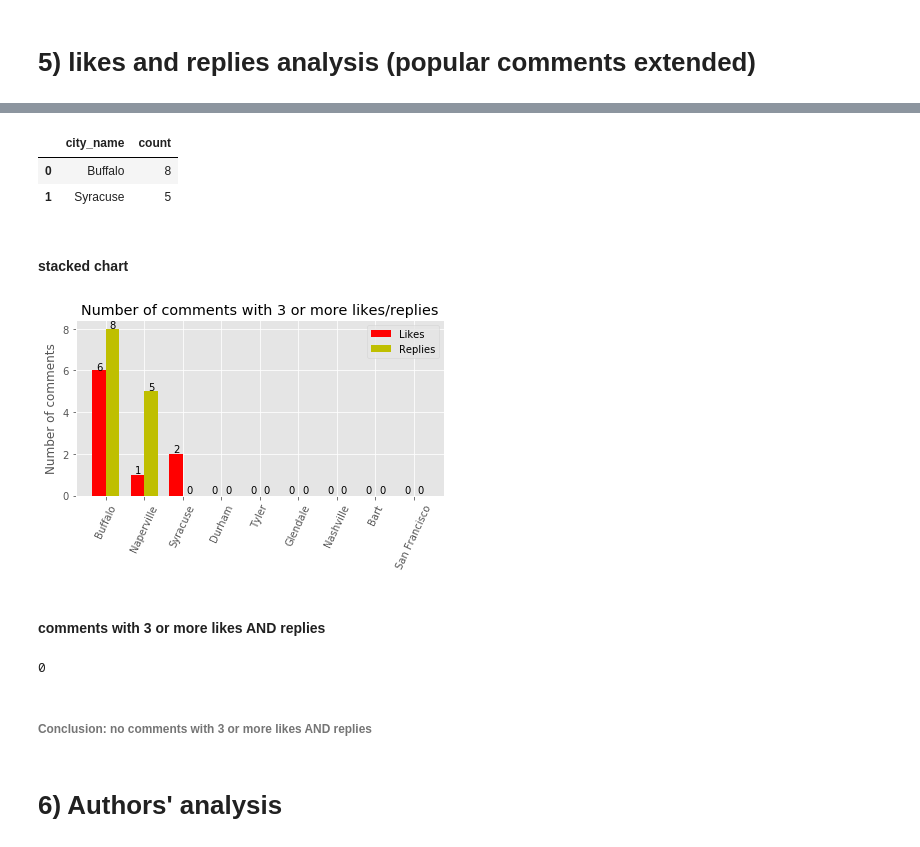
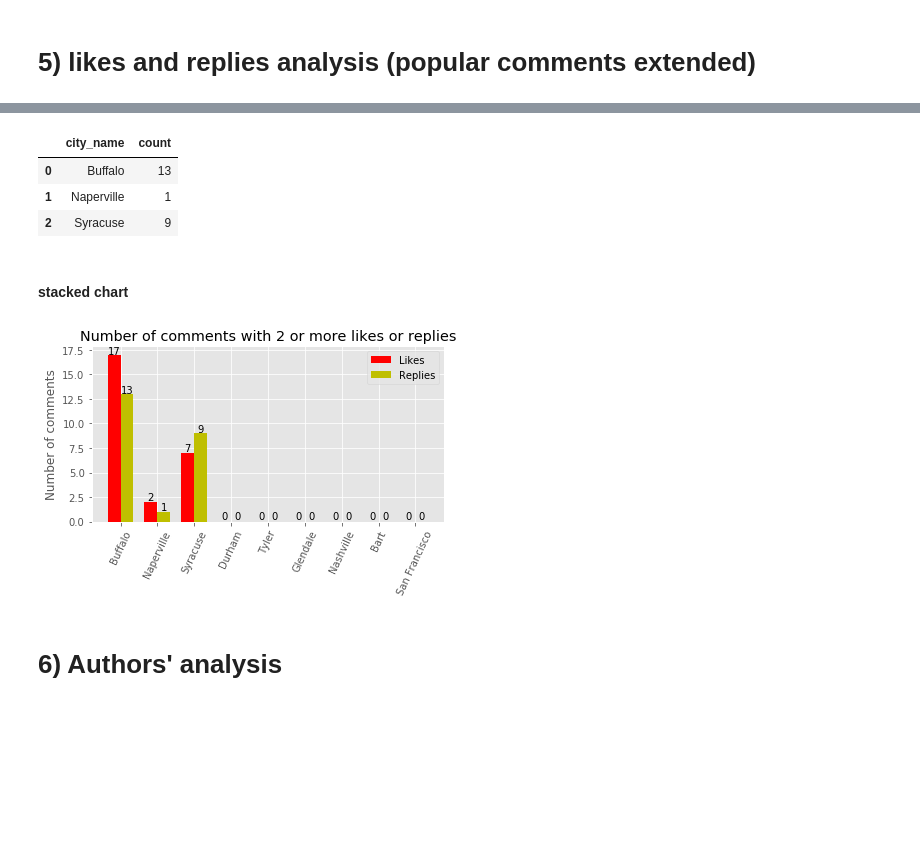
Before and after one commit to faraz-ahmed-sh/Sunlight_Foundation_Summer_2017, a Jupyter notebook: Project on comment scraping/Sunlight_comment_scrapping_and_analysis.ipynb, the cells around one changed output, grey strips where cells are left out. Drawn from its saved outputs; the diff is of its cells as text; code cells hidden in the pictures; blank space fills up the shorter version.

```diff
--- a/Project on comment scraping/Sunlight_comment_scrapping_and_analysis.ipynb
+++ b/Project on comment scraping/Sunlight_comment_scrapping_and_analysis.ipynb
@@ -485,3 +451,3 @@ Comment text: risks to the public
 # %%
-high_likes_comments = likes_replies_analysis("3", 'num_likes', all_cities_dataframe)
+high_likes_comments = likes_replies_analysis("2", 'num_likes', all_cities_dataframe)
 # %% [output]
@@ -528,5 +494,5 @@ likes_y = high_likes_comments_count_city['count'].tolist()
 # %%
-high_replies = likes_replies_analysis(3, 'reply_ids_count', all_cities_dataframe)
+high_replies = likes_replies_analysis(2, 'reply_ids_count', all_cities_dataframe)
 # %% [output]
 comment:
 
@@ -560,16 +524,15 @@ high_replies_comments_count_city = high_replies.groupby(['city_name']).size().re
 high_replies_comments_count_city
 # %% [output]
 |  | city_name | count |
-| 0 | Buffalo | 8 |
-| 1 | Syracuse | 5 |
+| 0 | Buffalo | 13 |
+| 1 | Naperville | 1 |
+| 2 | Syracuse | 9 |
 # %%
 replies_x = high_replies_comments_count_city['city_name'].tolist()
 replies_y = high_replies_comments_count_city['count'].tolist()
 # %% [markdown]
 #### stacked chart
 # %%
-likes_replies_chart('Number of comments', 'Number of comments with 3 or more likes/replies', likes_x, likes_y, replies_x, replies_y, all_madison_dfs)
+likes_replies_chart('Number of comments', ('Likes', 'Replies'), 'Number of comments with 2 or more likes or replies', likes_x, likes_y, replies_x, replies_y, all_madison_dfs, "likes_replies_analysis")
 # %% [output]
-[figure, old version]
+[figure, new version]
-# %% [markdown]
-#### comments with 3 or more likes AND replies
@@ -578,6 +538,0 @@ high_replies_and_high_likes = likes_replies_analysis(3, ['num_likes', 'reply_ids
-# %%
-high_replies_and_high_likes.shape[0]
-# %% [output]
-0
-# %% [markdown]
-###### Conclusion: no comments with 3 or more likes AND replies
```
Also changed, not shown: parts of 57 cells of this notebook.
